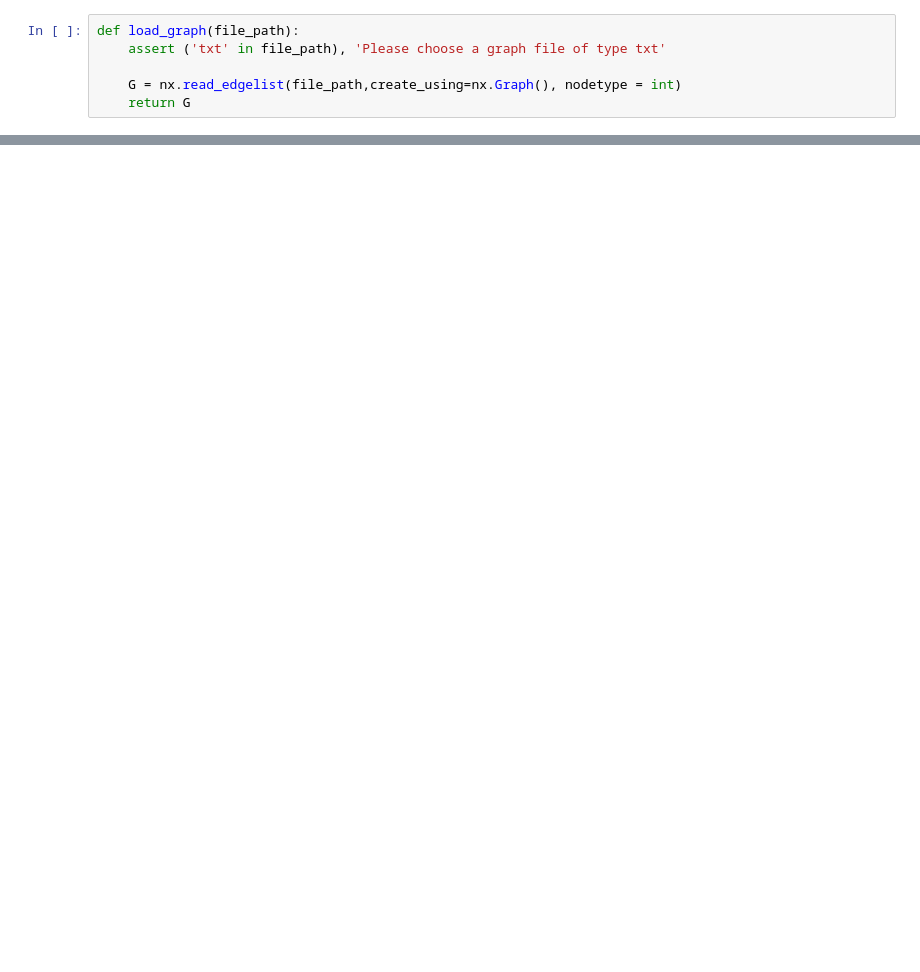
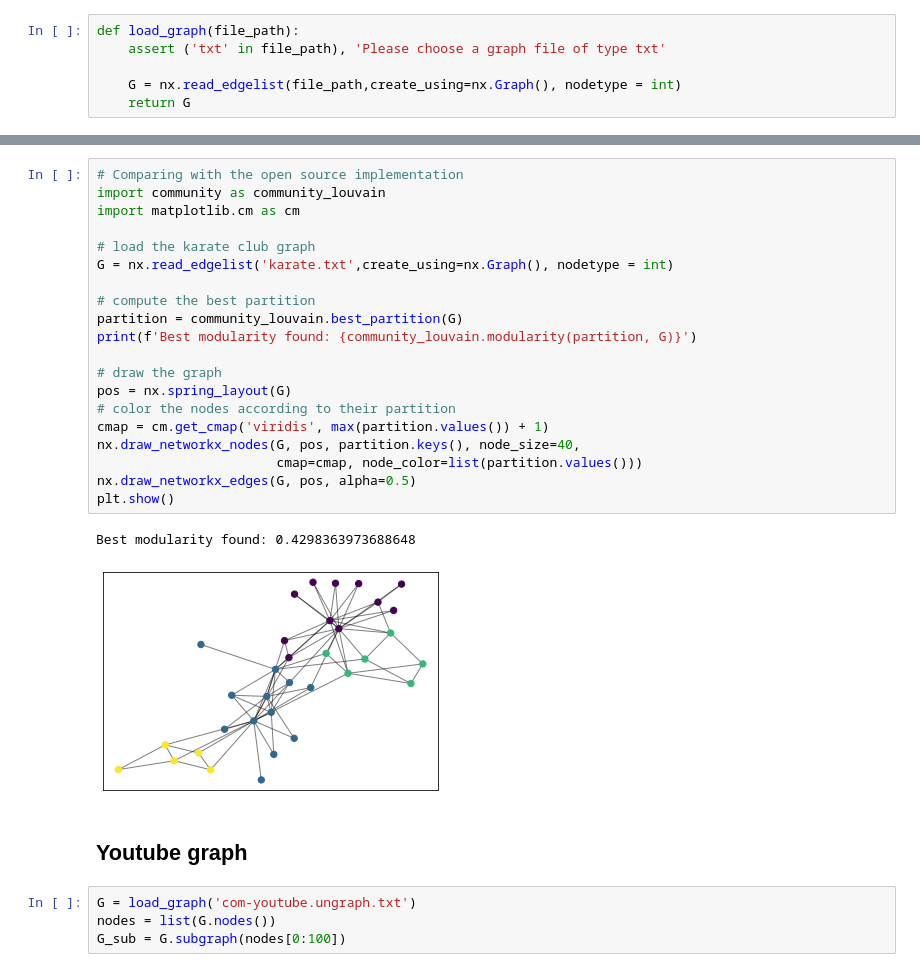
Before and after one commit to fdlci/MLNS-Kaggle, a Jupyter notebook: Projet/implement_com.ipynb, the cells around one changed output, grey strips where cells are left out. Cells and saved outputs as stored; diff of their text form; blank space fills up the shorter version.

```diff
--- a/Projet/implement_com.ipynb
+++ b/Projet/implement_com.ipynb
@@ -239,0 +249,29 @@ plt.show()
+# %%
+# Comparing with the open source implementation
+import community as community_louvain
+import matplotlib.cm as cm
+
+# load the karate club graph
+G = nx.read_edgelist('karate.txt',create_using=nx.Graph(), nodetype = int)
+
+# compute the best partition
+partition = community_louvain.best_partition(G)
+print(f'Best modularity found: {community_louvain.modularity(partition, G)}')
+
+# draw the graph
+pos = nx.spring_layout(G)
+# color the nodes according to their partition
+cmap = cm.get_cmap('viridis', max(partition.values()) + 1)
+nx.draw_networkx_nodes(G, pos, partition.keys(), node_size=40,
+                       cmap=cmap, node_color=list(partition.values()))
+nx.draw_networkx_edges(G, pos, alpha=0.5)
+plt.show()
+# %% [output]
+Best modularity found: 0.4298363973688648
+[figure, added]
+# %% [markdown]
+## Youtube graph
+# %%
+G = load_graph('com-youtube.ungraph.txt')
+nodes = list(G.nodes())
+G_sub = G.subgraph(nodes[0:100])
```
Also changed, not shown: parts of 24 cells of this notebook.
